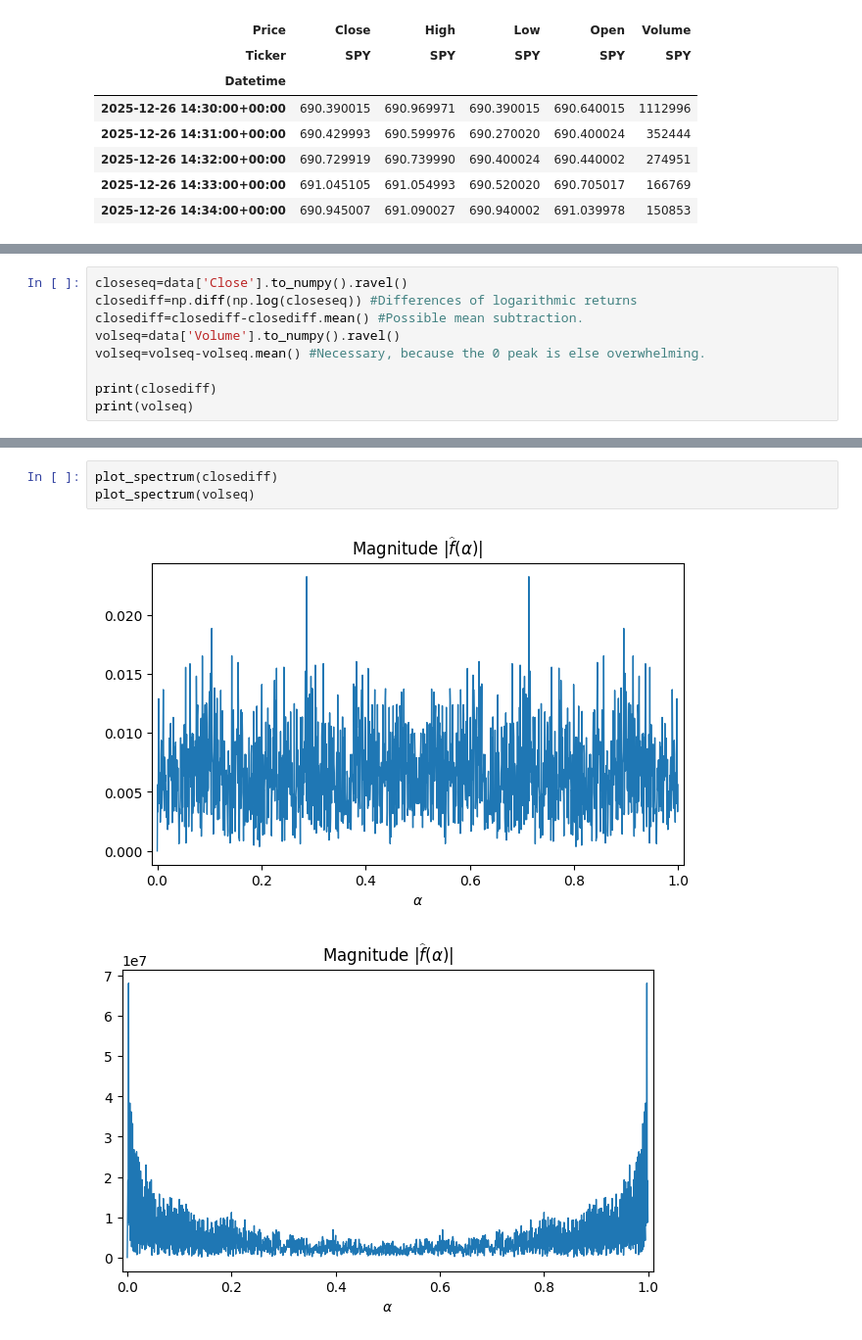
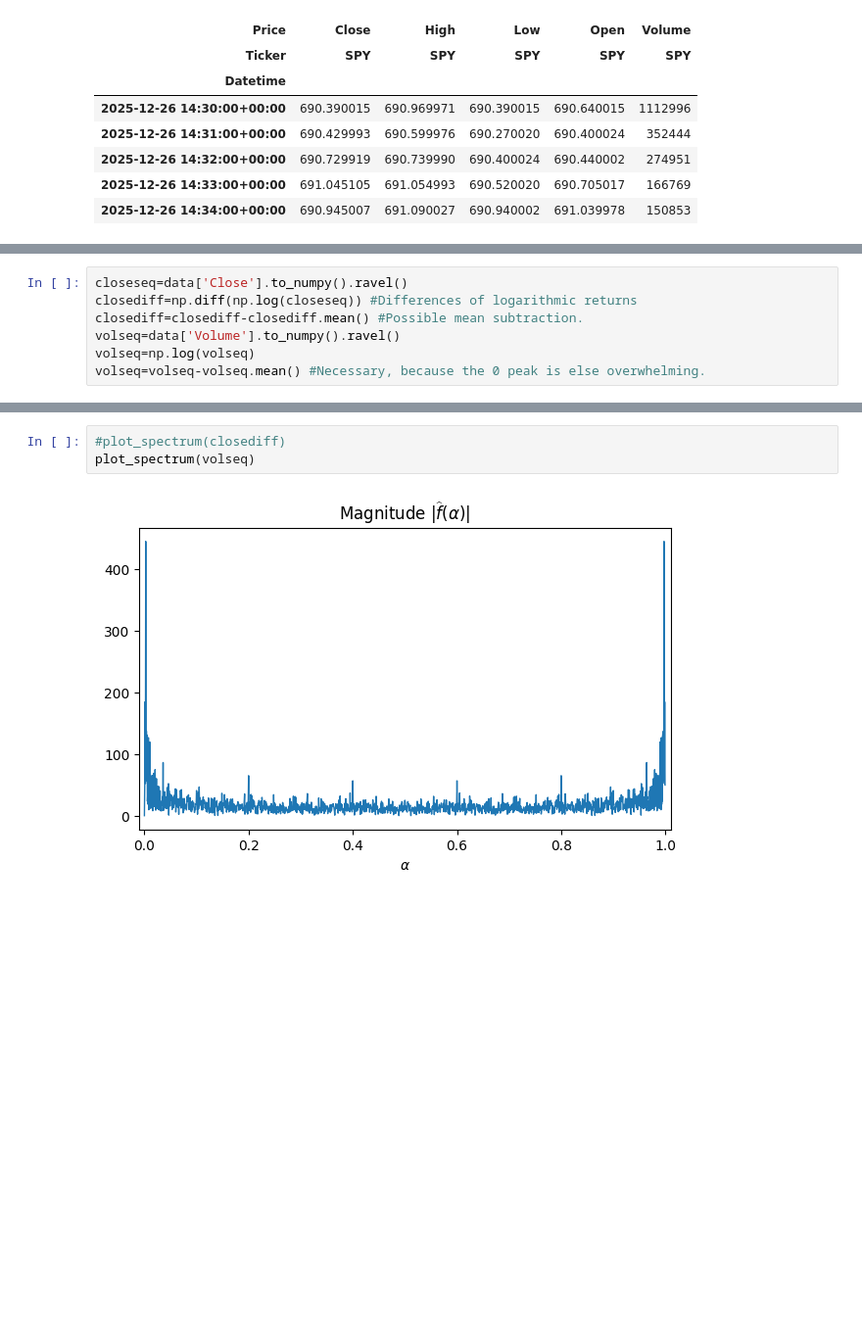
Before and after one commit to Lasse-Grimmelt/Quant-Self-Learning, a Jupyter notebook: Spectral Structures in Number Theory and Markets.ipynb, the cells around one changed output, grey strips where cells are left out. Shown at 98% size. Cells and saved outputs as stored; diff of their text form; blank space fills up the shorter version.

```diff
--- a/Spectral Structures in Number Theory and Markets.ipynb
+++ b/Spectral Structures in Number Theory and Markets.ipynb
@@ -270,10 +286,8 @@ closeseq=data['Close'].to_numpy().ravel()
 closediff=np.diff(np.log(closeseq)) #Differences of logarithmic returns
 closediff=closediff-closediff.mean() #Possible mean subtraction.
 volseq=data['Volume'].to_numpy().ravel()
+volseq=np.log(volseq)
 volseq=volseq-volseq.mean() #Necessary, because the 0 peak is else overwhelming.
-
-print(closediff)
-print(volseq)
 # %% [output]
 [ 6.58980987e-05  4.42304758e-04  4.64197200e-04 ... -2.41153476e-04
  -2.85142165e-04 -5.49084590e-04]
@@ -295,7 +308,6 @@ Mean is 8.067187428371937e-21 SD is 0.00018870966854028974
 # %%
-plot_spectrum(closediff)
+#plot_spectrum(closediff)
 plot_spectrum(volseq)
 # %% [output]
-[figure, old version]
+[figure, new version]
-[figure, removed]
 # %% [markdown]
```
Also changed, not shown: parts of 15 cells of this notebook.
